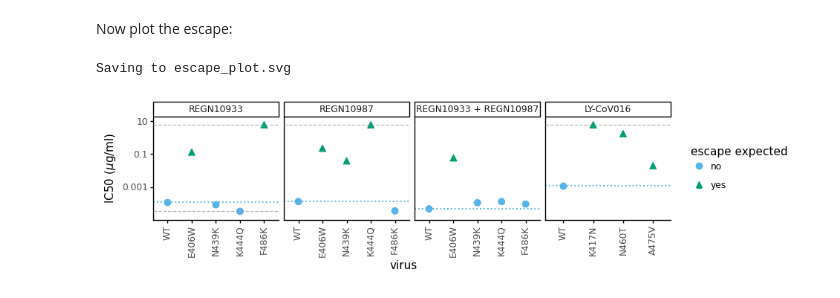
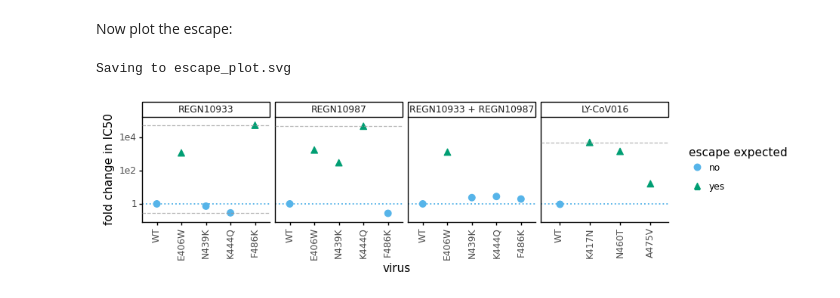
Before and after one commit to jbloomlab/SARS-CoV-2-RBD_MAP_clinical_Abs, a Jupyter notebook: exptl_neut_data/analyze_neuts.ipynb, the cells around one changed output. Saved outputs shown, nothing was run; the diff lists cells and outputs as text; code cells hidden in the pictures.

Commit message:
plot fold-change IC50 rather than IC50

```diff
--- a/exptl_neut_data/analyze_neuts.ipynb
+++ b/exptl_neut_data/analyze_neuts.ipynb
@@ -207,6 +207,10 @@ fitparams = (
            on='antibody',
            validate='many_to_one'
            )
+    # get all of these as fold changes
+    .assign(fold_change=lambda x: x['ic50'] / x['WT_ic50'],
+            fold_change_lower_bound=lambda x: x['ic50_lower_bound'] / x['WT_ic50'],
+            fold_change_upper_bound=lambda x: x['ic50_upper_bound'] / x['WT_ic50'])
     )
 
 # annotate expected escape mutations
@@ -221,8 +225,8 @@ fitparams = (fitparams
              )
 
 # get just columns of interest
-fitparams = fitparams[['antibody', 'virus', 'ic50', 'WT_ic50',
-                       'ic50_lower_bound', 'ic50_upper_bound', 'escape_expected']]
+fitparams = fitparams[['antibody', 'virus', 'fold_change',
+                       'fold_change_lower_bound', 'fold_change_upper_bound', 'escape_expected']]
 
 fitparams
 # %% [output]
@@ -248,28 +252,28 @@ Now plot the escape:
 # %%
 p_escape = (
     ggplot(fitparams.rename(columns={'escape_expected': 'escape expected'})) +
-    aes('virus', 'ic50', color='escape expected', shape='escape expected') +
+    aes('virus', 'fold_change', color='escape expected', shape='escape expected') +
     geom_point(size=3) +
-    geom_hline(aes(yintercept='WT_ic50'), linetype='dotted', color=CBPALETTE[2],
+    geom_hline(yintercept=1, linetype='dotted', color=CBPALETTE[2],
                size=0.75) +
-    geom_hline(aes(yintercept='ic50_upper_bound'), linetype='dashed', color=CBPALETTE[0],
-               size=0.5, alpha=0.7) +
-    geom_hline(aes(yintercept='ic50_lower_bound'), linetype='dashed', color=CBPALETTE[0],
-               size=0.5, alpha=0.7) +
-    scale_y_log10(name='IC50 ($\mu$g/ml)', expand=(0, 0.5)) +
+    geom_hline(aes(yintercept='fold_change_upper_bound'), linetype='dashed',
+               color=CBPALETTE[0], size=0.5, alpha=0.7) +
+    geom_hline(aes(yintercept='fold_change_lower_bound'), linetype='dashed',
+               color=CBPALETTE[0], size=0.5, alpha=0.7) +
+    scale_y_log10(name='fold change in IC50', expand=(0, 0.5)) +
     facet_wrap('~ antibody', nrow=1, scales='free_x') +
     theme_classic() +
     theme(axis_text_x=element_text(angle=90),
           figure_size=(9, 1.8),
           ) +
     scale_color_manual(values=[CBPALETTE[2], CBPALETTE[3]])
     )
 
 _ = p_escape.draw()
 
 escape_plot = 'escape_plot.svg'
 print(f"Saving to {escape_plot}")
 p_escape.save(escape_plot, verbose=False)
 # %% [output]
 Saving to escape_plot.svg
-[figure, old version]
+[figure, new version]
```
Also changed, not shown: parts of 2 cells of this notebook, 5 other files.
